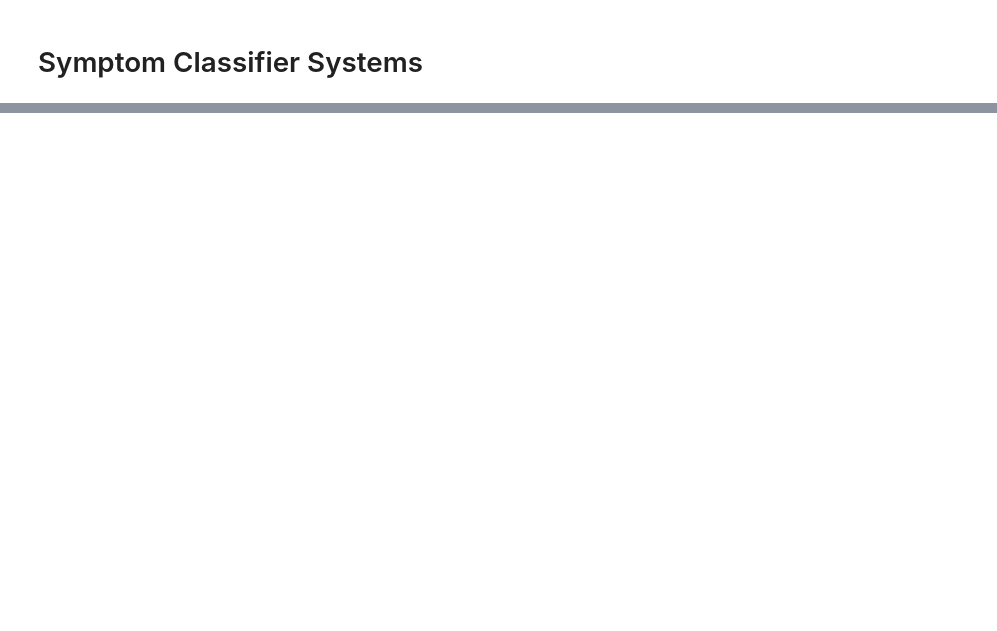
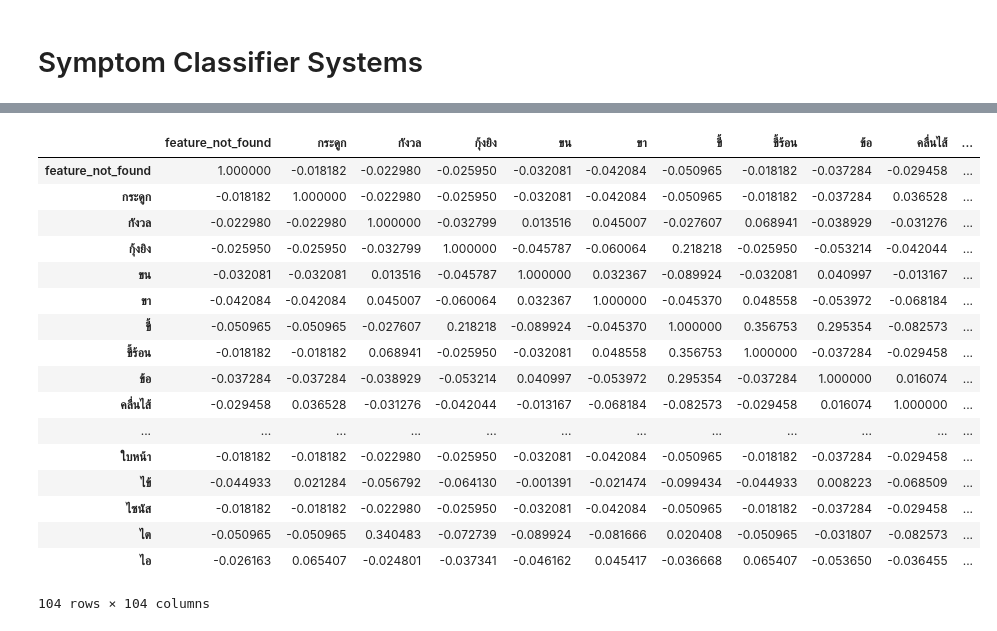
Before and after one commit to icooker811/symptom-recommendation-notebook, a Jupyter notebook: symptom-classifier.ipynb, the cells around one changed output, grey strips where cells are left out. Cells and saved outputs as stored; diff of their text form; code cells hidden in the pictures; blank space fills up the shorter version.

```diff
--- a/symptom-classifier.ipynb
+++ b/symptom-classifier.ipynb
@@ -210,0 +196,21 @@ df[df['feature_not_found']==1]
+# %%
+df.corr()
+# %% [output]
+|  | feature_not_found | กระดูก | กังวล | กุ้งยิง | ขน | ขา | ขี้ | ขี้ร้อน | ข้อ | คลื่นไส้ | ... |
+| feature_not_found | 1.000000 | -0.018182 | -0.022980 | -0.025950 | -0.032081 | -0.042084 | -0.050965 | -0.018182 | -0.037284 | -0.029458 | ... |
+| กระดูก | -0.018182 | 1.000000 | -0.022980 | -0.025950 | -0.032081 | -0.042084 | -0.050965 | -0.018182 | -0.037284 | 0.036528 | ... |
+| กังวล | -0.022980 | -0.022980 | 1.000000 | -0.032799 | 0.013516 | 0.045007 | -0.027607 | 0.068941 | -0.038929 | -0.031276 | ... |
+| กุ้งยิง | -0.025950 | -0.025950 | -0.032799 | 1.000000 | -0.045787 | -0.060064 | 0.218218 | -0.025950 | -0.053214 | -0.042044 | ... |
+| ขน | -0.032081 | -0.032081 | 0.013516 | -0.045787 | 1.000000 | 0.032367 | -0.089924 | -0.032081 | 0.040997 | -0.013167 | ... |
+| ขา | -0.042084 | -0.042084 | 0.045007 | -0.060064 | 0.032367 | 1.000000 | -0.045370 | 0.048558 | -0.053972 | -0.068184 | ... |
+| ขี้ | -0.050965 | -0.050965 | -0.027607 | 0.218218 | -0.089924 | -0.045370 | 1.000000 | 0.356753 | 0.295354 | -0.082573 | ... |
+| ขี้ร้อน | -0.018182 | -0.018182 | 0.068941 | -0.025950 | -0.032081 | 0.048558 | 0.356753 | 1.000000 | -0.037284 | -0.029458 | ... |
+| ข้อ | -0.037284 | -0.037284 | -0.038929 | -0.053214 | 0.040997 | -0.053972 | 0.295354 | -0.037284 | 1.000000 | 0.016074 | ... |
+| คลื่นไส้ | -0.029458 | 0.036528 | -0.031276 | -0.042044 | -0.013167 | -0.068184 | -0.082573 | -0.029458 | 0.016074 | 1.000000 | ... |
+| ... | ... | ... | ... | ... | ... | ... | ... | ... | ... | ... | ... |
+| ใบหน้า | -0.018182 | -0.018182 | -0.022980 | -0.025950 | -0.032081 | -0.042084 | -0.050965 | -0.018182 | -0.037284 | -0.029458 | ... |
+| ไข้ | -0.044933 | 0.021284 | -0.056792 | -0.064130 | -0.001391 | -0.021474 | -0.099434 | -0.044933 | 0.008223 | -0.068509 | ... |
+| ไซนัส | -0.018182 | -0.018182 | -0.022980 | -0.025950 | -0.032081 | -0.042084 | -0.050965 | -0.018182 | -0.037284 | -0.029458 | ... |
+| ไต | -0.050965 | -0.050965 | 0.340483 | -0.072739 | -0.089924 | -0.081666 | 0.020408 | -0.050965 | -0.031807 | -0.082573 | ... |
+| ไอ | -0.026163 | 0.065407 | -0.024801 | -0.037341 | -0.046162 | 0.045417 | -0.036668 | 0.065407 | -0.053650 | -0.036455 | ... |
+104 rows × 104 columns
```
Also changed, not shown: parts of 26 cells of this notebook.
